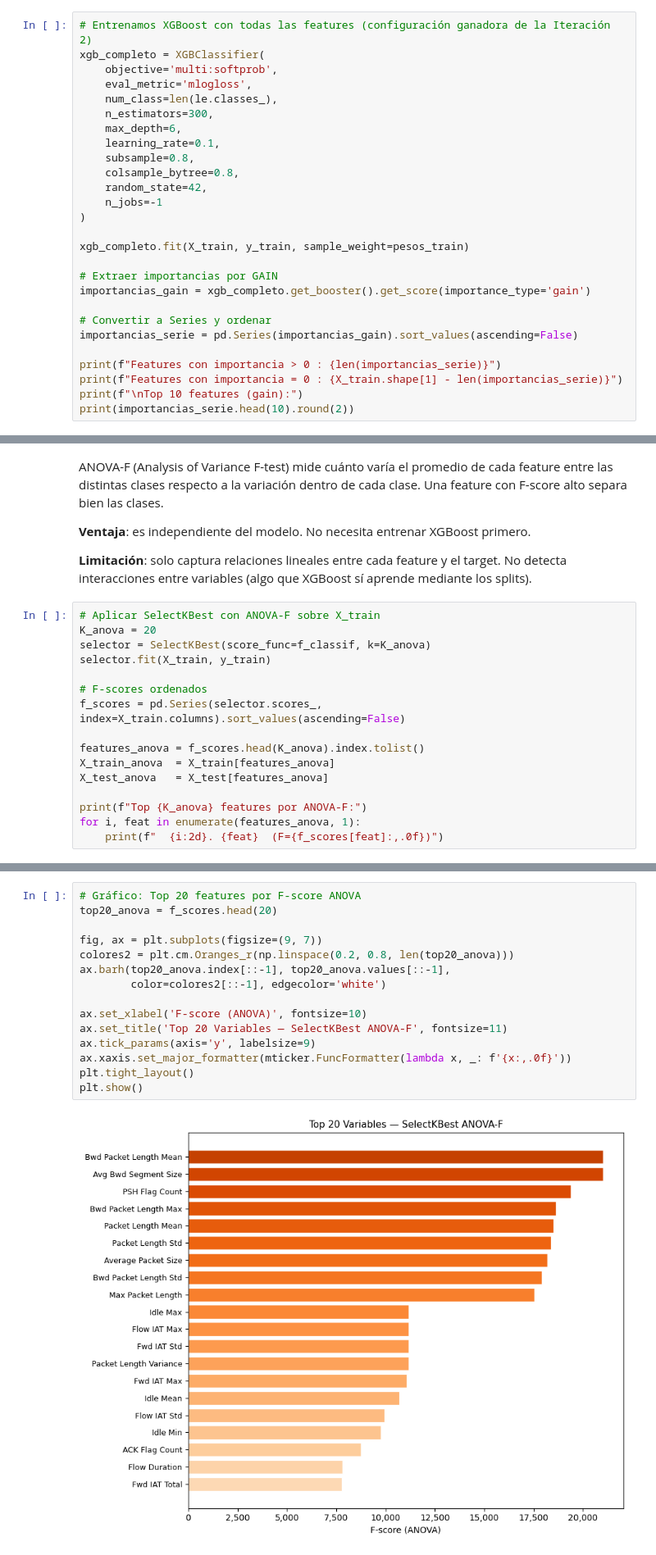
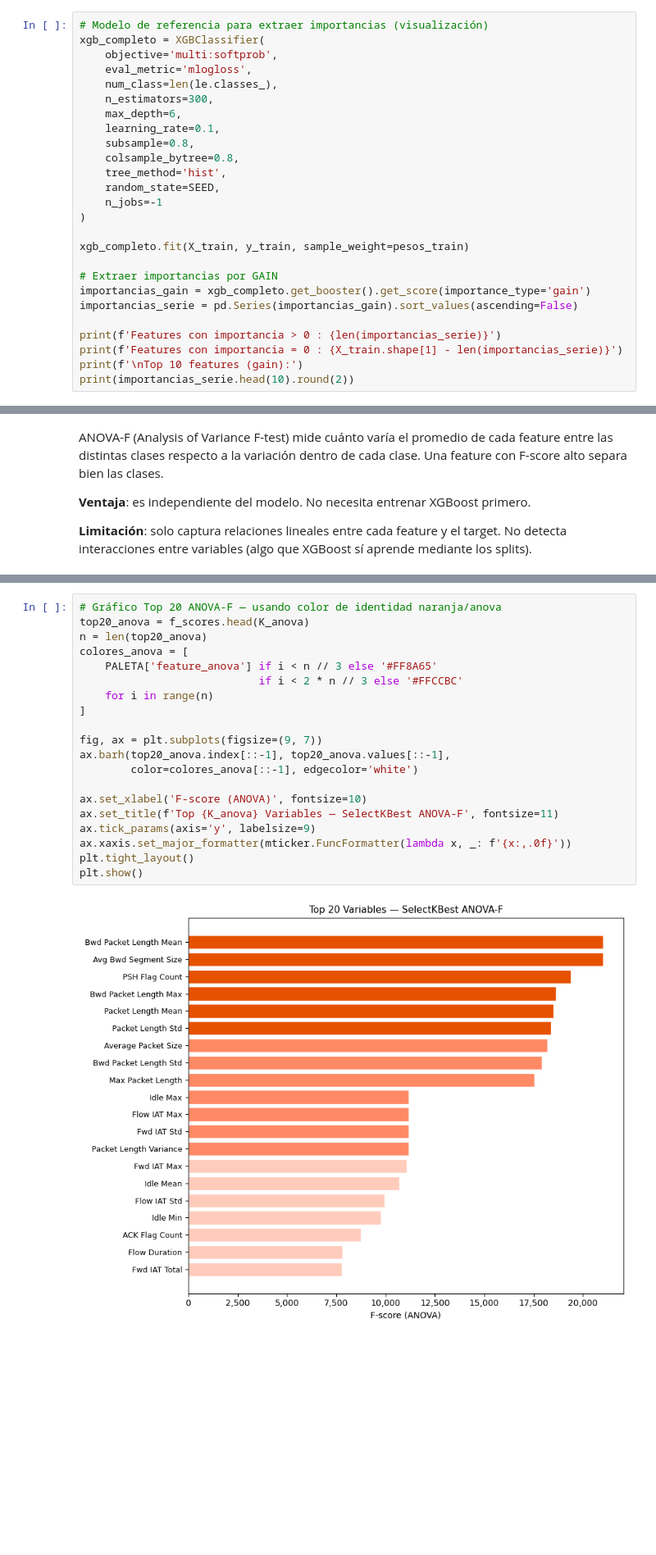
Before and after one commit to jotaeleb/tif-ciencias-de-datos, a Jupyter notebook: notebooks/proyecto_modelado.ipynb, the cells around one changed output, grey strips where cells are left out. Shown at 82% size. Cells and saved outputs as stored; diff of their text form; blank space fills up the shorter version.

```diff
--- a/notebooks/proyecto_modelado.ipynb
+++ b/notebooks/proyecto_modelado.ipynb
@@ -966,5 +904,5 @@ XGBoost calcula internamente cuánto contribuye cada variable a reducir el error
 # %%
-# Entrenamos XGBoost con todas las features (configuración ganadora de la Iteración 2)
+# Modelo de referencia para extraer importancias (visualización)
 xgb_completo = XGBClassifier(
     objective='multi:softprob',
     eval_metric='mlogloss',
@@ -974,7 +912,8 @@ xgb_completo = XGBClassifier(
     learning_rate=0.1,
     subsample=0.8,
     colsample_bytree=0.8,
-    random_state=42,
+    tree_method='hist',
+    random_state=SEED,
     n_jobs=-1
 )
 
@@ -982,13 +921,11 @@ xgb_completo.fit(X_train, y_train, sample_weight=pesos_train)
 
 # Extraer importancias por GAIN
 importancias_gain = xgb_completo.get_booster().get_score(importance_type='gain')
-
-# Convertir a Series y ordenar
 importancias_serie = pd.Series(importancias_gain).sort_values(ascending=False)
 
-print(f"Features con importancia > 0 : {len(importancias_serie)}")
-print(f"Features con importancia = 0 : {X_train.shape[1] - len(importancias_serie)}")
-print(f"\nTop 10 features (gain):")
+print(f'Features con importancia > 0 : {len(importancias_serie)}')
+print(f'Features con importancia = 0 : {X_train.shape[1] - len(importancias_serie)}')
+print(f'\nTop 10 features (gain):')
 print(importancias_serie.head(10).round(2))
 # %% [output]
 Features con importancia > 0 : 60
@@ -1104,19 +994,3 @@ ANOVA-F (Analysis of Variance F-test) mide cuánto varía el promedio de cada fe
 **Ventaja**: es independiente del modelo. No necesita entrenar XGBoost primero.
 
 **Limitación**: solo captura relaciones lineales entre cada feature y el target. No detecta interacciones entre variables (algo que XGBoost sí aprende mediante los splits).
-# %%
-# Aplicar SelectKBest con ANOVA-F sobre X_train
-K_anova = 20
-selector = SelectKBest(score_func=f_classif, k=K_anova)
-selector.fit(X_train, y_train)
-
-# F-scores ordenados
-f_scores = pd.Series(selector.scores_, index=X_train.columns).sort_values(ascending=False)
-
-features_anova = f_scores.head(K_anova).index.tolist()
-X_train_anova  = X_train[features_anova]
-X_test_anova   = X_test[features_anova]
-
-print(f"Top {K_anova} features por ANOVA-F:")
-for i, feat in enumerate(features_anova, 1):
-    print(f"  {i:2d}. {feat}  (F={f_scores[feat]:,.0f})")
@@ -1141,17 +1079,22 @@ Top 20 features por ANOVA-F:
 # %%
-# Gráfico: Top 20 features por F-score ANOVA
-top20_anova = f_scores.head(20)
+# Gráfico Top 20 ANOVA-F — usando color de identidad naranja/anova
+top20_anova = f_scores.head(K_anova)
+n = len(top20_anova)
+colores_anova = [
+    PALETA['feature_anova'] if i < n // 3 else '#FF8A65'
+                            if i < 2 * n // 3 else '#FFCCBC'
+    for i in range(n)
+]
 
 fig, ax = plt.subplots(figsize=(9, 7))
-colores2 = plt.cm.Oranges_r(np.linspace(0.2, 0.8, len(top20_anova)))
 ax.barh(top20_anova.index[::-1], top20_anova.values[::-1],
-        color=colores2[::-1], edgecolor='white')
+        color=colores_anova[::-1], edgecolor='white')
 
 ax.set_xlabel('F-score (ANOVA)', fontsize=10)
-ax.set_title('Top 20 Variables — SelectKBest ANOVA-F', fontsize=11)
+ax.set_title(f'Top {K_anova} Variables — SelectKBest ANOVA-F', fontsize=11)
 ax.tick_params(axis='y', labelsize=9)
 ax.xaxis.set_major_formatter(mticker.FuncFormatter(lambda x, _: f'{x:,.0f}'))
 plt.tight_layout()
 plt.show()
 # %% [output]
-[figure, old version]
+[figure, new version]
```
Also changed, not shown: parts of 97 cells of this notebook.
